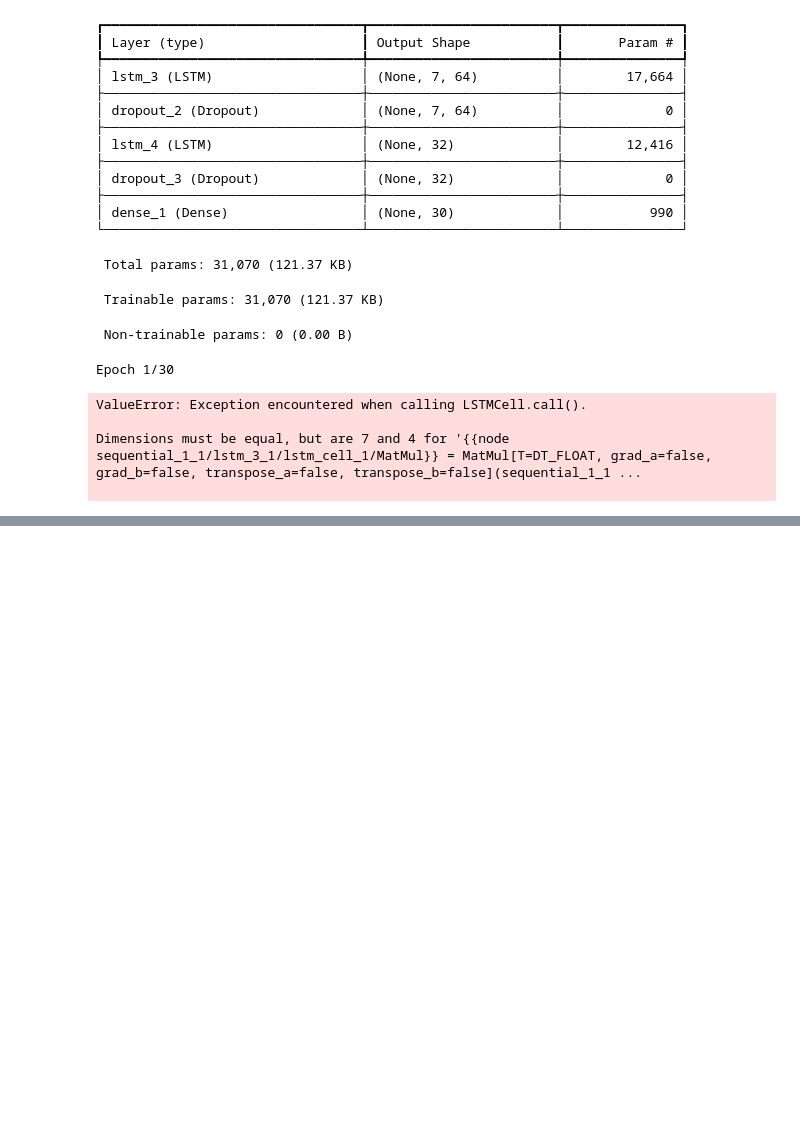
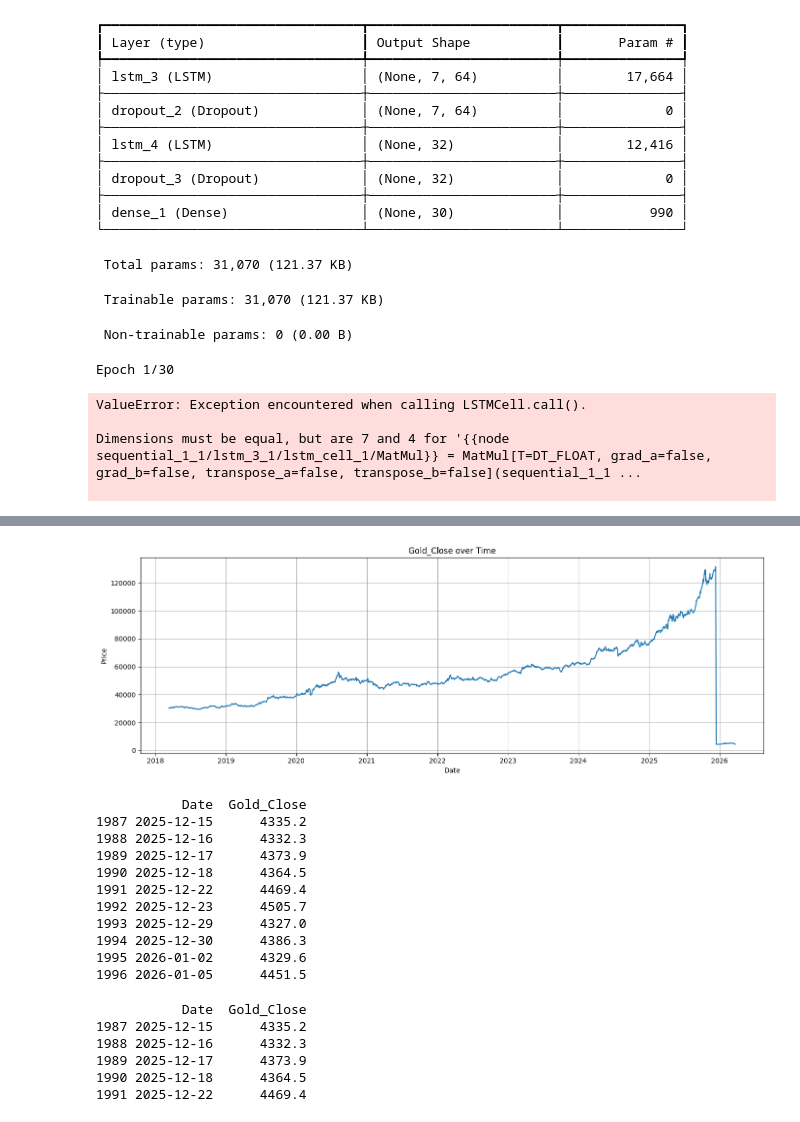
Before and after one commit to Meens005/karat, a Jupyter notebook: notebooks/gold_lstm.ipynb, the cells around one changed output, grey strips where cells are left out. Cells and saved outputs as stored; diff of their text form; code cells hidden in the pictures; blank space fills up the shorter version.

```diff
--- a/notebooks/gold_lstm.ipynb
+++ b/notebooks/gold_lstm.ipynb
@@ -1421,0 +2177,4 @@ model.summary()
+# %%
+df_raw = pd.read_csv("c:/Users/iamme/karat/karat/data/processed/gold_lstm_features_final.csv")
+print(df_raw.columns.tolist())
+print(df_raw.head(3))
@@ -1421,0 +2204,41 @@ model.summary()
+# %%
+# Plot gold prices over time to see the anomaly
+import matplotlib.pyplot as plt
+
+df_raw["Date"] = pd.to_datetime(df_raw["Date"])
+df_raw_sorted = df_raw.sort_values("Date")
+
+plt.figure(figsize=(14, 5))
+plt.plot(df_raw_sorted["Date"], df_raw_sorted["Gold_Close"])
+plt.title("Gold_Close over Time")
+plt.xlabel("Date")
+plt.ylabel("Price")
+plt.grid(True)
+plt.tight_layout()
+plt.show()
+
+# Find where the suspicious drop happens
+print(df_raw_sorted[df_raw_sorted["Gold_Close"] < 10000][["Date", "Gold_Close"]].head(10))
+# %% [output]
+[figure, added]
+           Date  Gold_Close
+1987 2025-12-15      4335.2
+1988 2025-12-16      4332.3
+1989 2025-12-17      4373.9
+1990 2025-12-18      4364.5
+1991 2025-12-22      4469.4
+1992 2025-12-23      4505.7
+1993 2025-12-29      4327.0
+1994 2025-12-30      4386.3
+1995 2026-01-02      4329.6
+1996 2026-01-05      4451.5
+# %%
+# Find the cutoff point
+print(df_raw_sorted[df_raw_sorted["Gold_Close"] < 10000][["Date", "Gold_Close"]].head(5))
+# %% [output]
+           Date  Gold_Close
+1987 2025-12-15      4335.2
+1988 2025-12-16      4332.3
+1989 2025-12-17      4373.9
+1990 2025-12-18      4364.5
+1991 2025-12-22      4469.4
```
Also changed, not shown: parts of 57 cells of this notebook, 4 other files.
